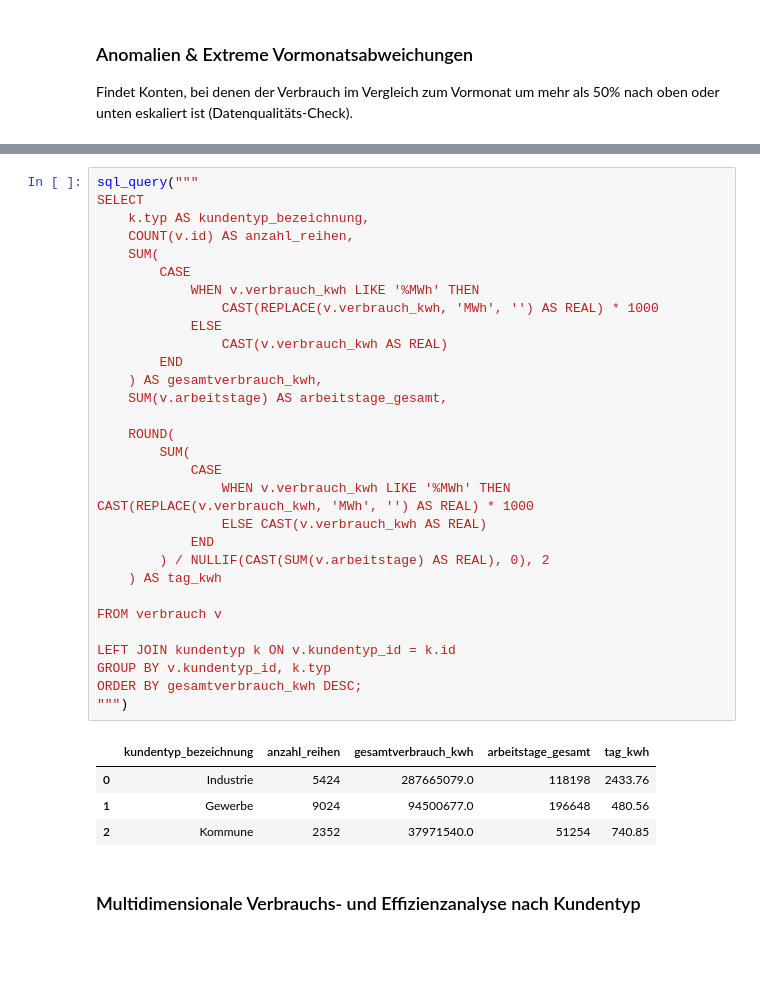
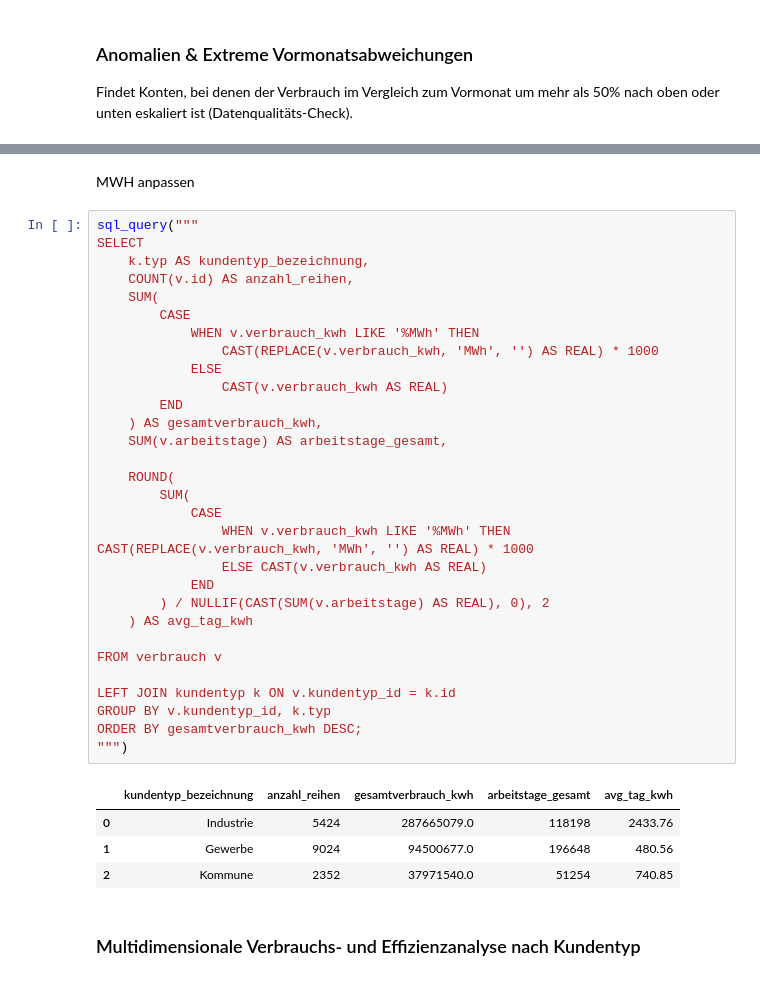
Before and after one commit to AgusLuigi/IHK_Repo, a Jupyter notebook: notebook/03_SQL.ipynb, the cells around one changed output, grey strips where cells are left out. Drawn from its saved outputs; the diff is of its cells as text; blank space fills up the shorter version.

```diff
--- a/notebook/03_SQL.ipynb
+++ b/notebook/03_SQL.ipynb
@@ -126,35 +137,37 @@ LIMIT 5;
+# %% [markdown]
+MWH anpassen
 # %%
 sql_query("""
 SELECT
     k.typ AS kundentyp_bezeichnung,
     COUNT(v.id) AS anzahl_reihen,
     SUM(
         CASE
             WHEN v.verbrauch_kwh LIKE '%MWh' THEN
                 CAST(REPLACE(v.verbrauch_kwh, 'MWh', '') AS REAL) * 1000
             ELSE
                 CAST(v.verbrauch_kwh AS REAL)
         END
     ) AS gesamtverbrauch_kwh,
     SUM(v.arbeitstage) AS arbeitstage_gesamt,
 
     ROUND(
         SUM(
             CASE
                 WHEN v.verbrauch_kwh LIKE '%MWh' THEN CAST(REPLACE(v.verbrauch_kwh, 'MWh', '') AS REAL) * 1000
                 ELSE CAST(v.verbrauch_kwh AS REAL)
             END
         ) / NULLIF(CAST(SUM(v.arbeitstage) AS REAL), 0), 2
-    ) AS tag_kwh
+    ) AS avg_tag_kwh
 
 FROM verbrauch v
 
 LEFT JOIN kundentyp k ON v.kundentyp_id = k.id
 GROUP BY v.kundentyp_id, k.typ
 ORDER BY gesamtverbrauch_kwh DESC;
 """)
 # %% [output]
-|  | kundentyp_bezeichnung | anzahl_reihen | gesamtverbrauch_kwh | arbeitstage_gesamt | tag_kwh |
+|  | kundentyp_bezeichnung | anzahl_reihen | gesamtverbrauch_kwh | arbeitstage_gesamt | avg_tag_kwh |
 | 0 | Industrie | 5424 | 287665079.0 | 118198 | 2433.76 |
 | 1 | Gewerbe | 9024 | 94500677.0 | 196648 | 480.56 |
 | 2 | Kommune | 2352 | 37971540.0 | 51254 | 740.85 |
```
Also changed, not shown: parts of 5 cells of this notebook.
